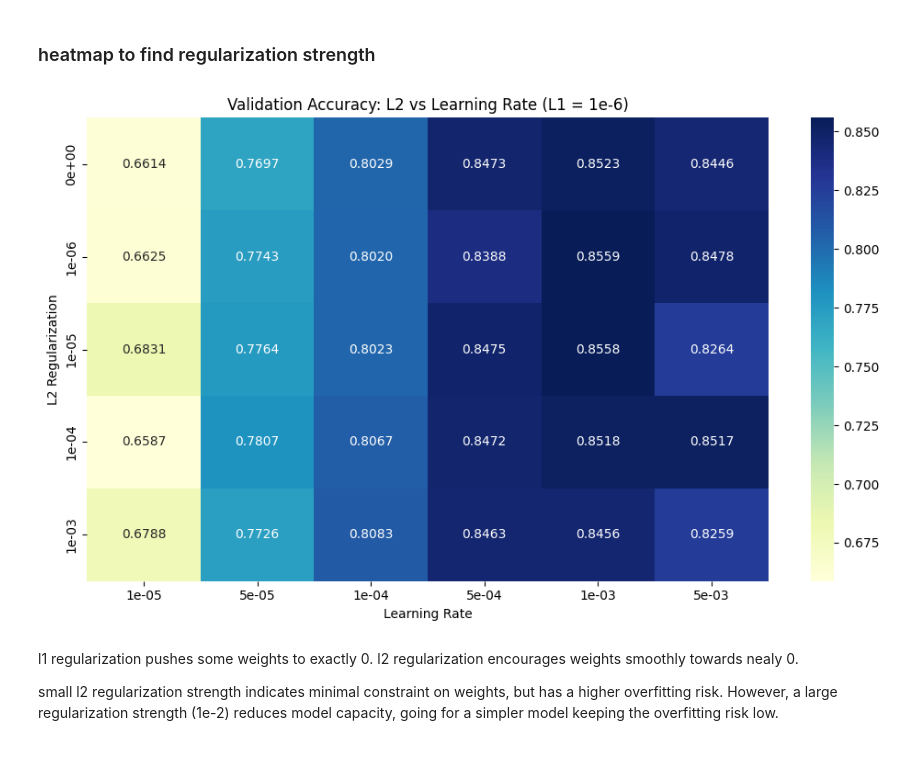
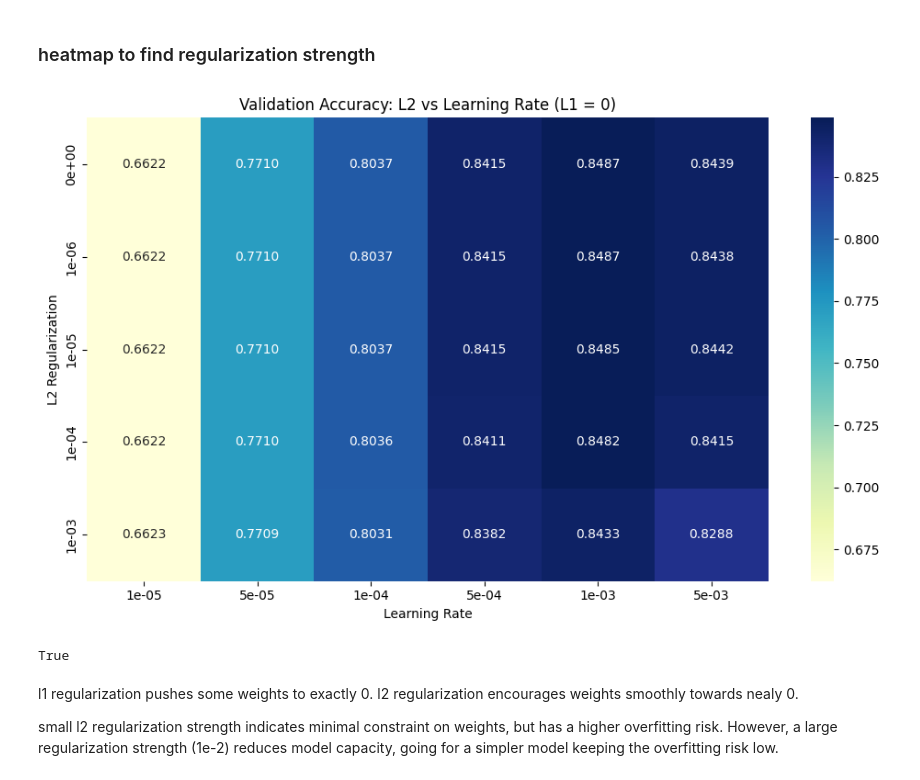
Before and after one commit to Salekin-13/intro-to-ml-basics, a Jupyter notebook: test_book.ipynb, the cells around one changed output. Cells and saved outputs as stored; diff of their text form; code cells hidden in the pictures.

Commit message:
added seed for reproducability

```diff
--- a/test_book.ipynb
+++ b/test_book.ipynb
@@ -148,51 +150,41 @@ l2_values = [0.0, 1e-6, 1e-5, 1e-4, 1e-3]
 
 # Initialize accuracy matrix
 val_accuracies = np.zeros((len(l2_values), len(learning_rates)))
 
 # Sweep
 for i, l2 in enumerate(tqdm(l2_values, desc="L2 Sweep")):
     for j, lr in enumerate(learning_rates):
         # Build model
-        model = tf.keras.Sequential([
-            tf.keras.Input(shape=input_shape),
-            tf.keras.layers.Flatten(),
-            tf.keras.layers.Dense(num_classes,
-                activation='softmax',
-                kernel_regularizer=regularizers.l1_l2(l1=l1_fixed, l2=l2))
-        ])
-
-        model.compile(
-            optimizer=tf.keras.optimizers.Adam(learning_rate=lr),
-            loss='sparse_categorical_crossentropy',
-            metrics=['accuracy']
-        )
+        model = LogReg(input_shape=input_shape, num_classes=num_classes, seed_value=seed_value)
+        model.tfLogReg(reg_type='elastic', alpha=l1_fixed, beta=l2, learning_rate=lr)
 
         # Train briefly
-        history = model.fit(
+        history = model.tf_model.fit(
             train_data,
             validation_data=val_data,
             epochs=3,
             verbose=0
         )
 
         val_accuracies[i, j] = history.history['val_accuracy'][-1]
-
-        tf.keras.backend.clear_session()
-        tf.keras.backend.clear_session()
 
 
 # Plot heatmap
 plt.figure(figsize=(10, 6))
 sns.heatmap(val_accuracies, annot=True, fmt=".4f",
             xticklabels=[f"{lr:.0e}" for lr in learning_rates],
             yticklabels=[f"{l2:.0e}" for l2 in l2_values],
             cmap="YlGnBu")
 plt.xlabel("Learning Rate")
 plt.ylabel("L2 Regularization")
-plt.title("Validation Accuracy: L2 vs Learning Rate (L1 = 1e-6)")
+plt.title("Validation Accuracy: L2 vs Learning Rate (L1 = 0)")
 plt.tight_layout()
 plt.show()
 # %% [output]
-[figure, old version]
+[figure, new version]
+# %%
+(1e-2+1e-3)/2 == 5.5e-3
+# %% [output]
+True
 # %%
 alpha = 0
```
Also changed, not shown: parts of 21 cells of this notebook, 2 other files.
